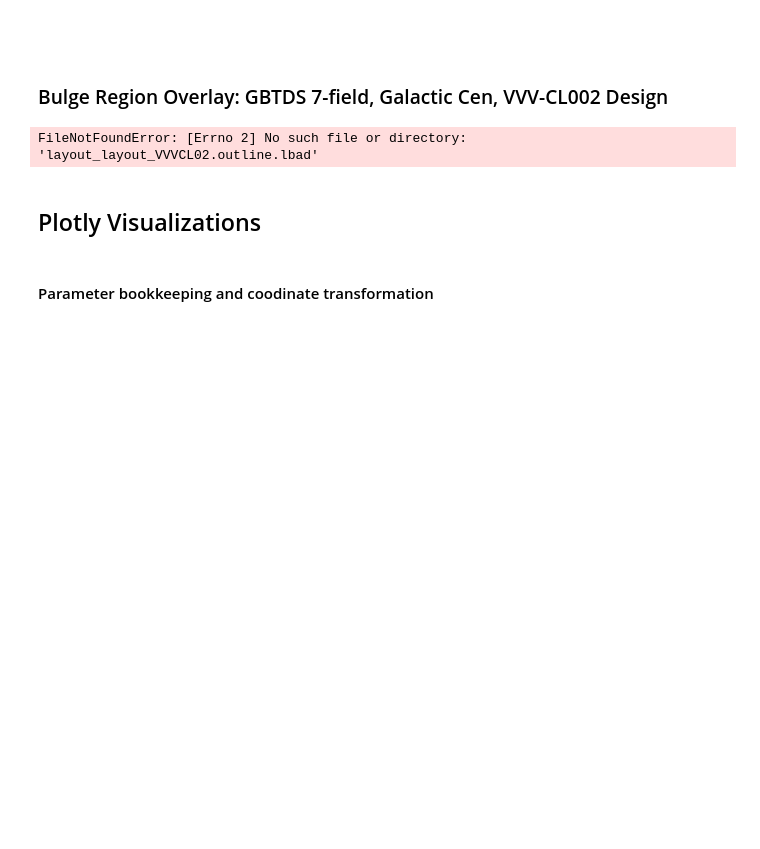
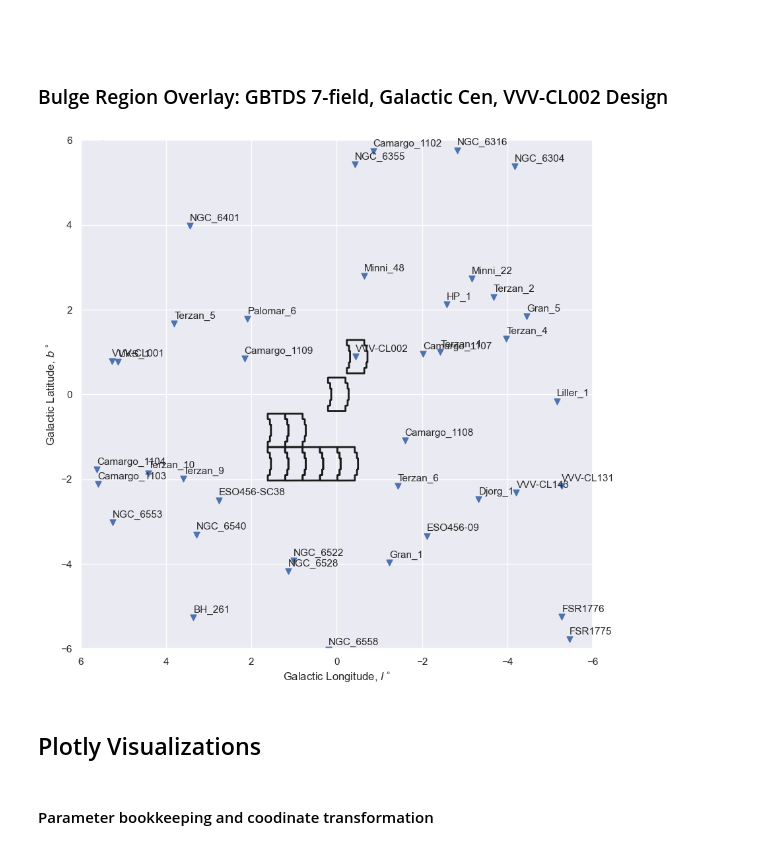
Before and after one commit to jsobeck/roman_gbtds, a Jupyter notebook: GBTDS_Globular_Cluster.ipynb, the cells around one changed output. Saved outputs shown, nothing was run; the diff lists cells and outputs as text; code cells hidden in the pictures; blank space fills up the shorter version.

```diff
--- a/GBTDS_Globular_Cluster.ipynb
+++ b/GBTDS_Globular_Cluster.ipynb
@@ -195,35 +195,35 @@ with open('%s.outline.lbad' % (layout)) as fp:
     for k, g in groupby(fp, lambda x: x.startswith(' ')):
         if not k:
             fields.append(np.array([[float(x) for x in d.split()] for d in g if len(d.strip())]))
 for f in fields:
         ax.plot(f[:,1],f[:,2],'k-',lw=2)
 
 ## VVV-CL002 Field
-layout='layout_layout_VVVCL02'
+layout='layout_VVVCL02'
 fields = []
 with open('%s.outline.lbad' % (layout)) as fp:
     for k, g in groupby(fp, lambda x: x.startswith(' ')):
         if not k:
             fields.append(np.array([[float(x) for x in d.split()] for d in g if len(d.strip())]))
 for f in fields:
         ax.plot(f[:,1],f[:,2],'k-',lw=2)
 
 ax.scatter(gal.l.wrap_at('180d'), gal.b, marker='v', s=40)
 ax.set_xlim(6, -6)
 ax.set_ylim(-6, 6)
 plt.xlabel(r'Galactic Longitude, $l^\circ$')
 plt.ylabel(r'Galactic Latitude, $b^\circ$')
 # Kludgy annotation method
 x = np.array(gal.l.wrap_at('180d'))
 y = np.array(gal.b)
 z = np.array(ig_clusters.Cluster_Name)
 for i in range(len(x)):
     ax.annotate(z[i], (x[i], y[i]+0.12), fontsize=11)
 # Write to file and display to screen
 plt.savefig('GBTDS_7field+GalCen+VVVCL02.png', bbox_inches='tight')
 plt.show()
 # %% [output]
-FileNotFoundError: [Errno 2] No such file or directory: 'layout_layout_VVVCL02.outline.lbad'
+[figure, added]
 # %% [markdown]
 ## Plotly Visualizations
 # %% [markdown]
```
